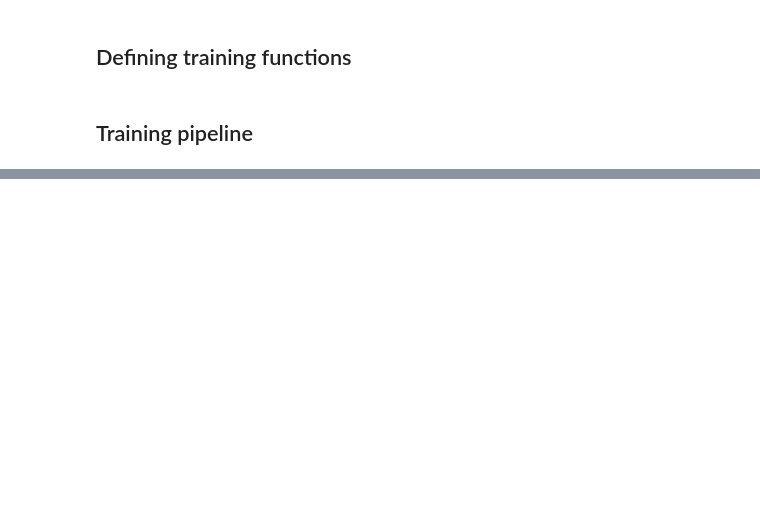
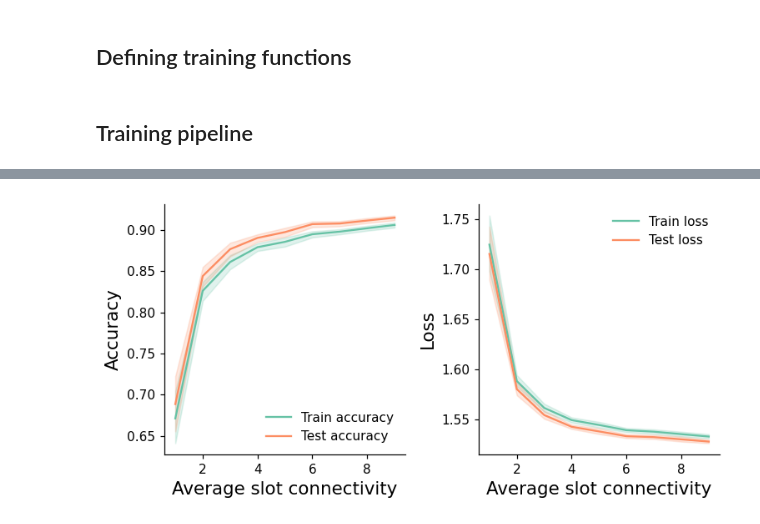
Before and after one commit to Integrated-Systems-Neuroengineering/scrramble, a Jupyter notebook: Architectures/scrramble_mnist.ipynb, the cells around one changed output, grey strips where cells are left out. Saved outputs shown, nothing was run; the diff lists cells and outputs as text; code cells hidden in the pictures; blank space fills up the shorter version.

```diff
--- a/Architectures/scrramble_mnist.ipynb
+++ b/Architectures/scrramble_mnist.ipynb
@@ -328,0 +500,28 @@ Best accuracy: 0.954927921295166
+# %%
+## plotting the results
+arch_df = pd.DataFrame(arch_dict)
+arch_df['train_accuracy'] = arch_df['train_accuracy'].astype(float)
+arch_df['test_accuracy'] = arch_df['test_accuracy'].astype(float)
+arch_df['test_loss'] = arch_df['test_loss'].astype(float)
+arch_df['train_loss'] = arch_df['train_loss'].astype(float)
+arch_df['avg_slot_connectivity'] = arch_df['avg_slot_connectivity'].astype(int)
+
+pal1 = sns.color_palette("Set2", len(arch_df['arch'].unique()))
+
+fig, ax = plt.subplots(1, 2, dpi=110, figsize=(7, 3.5))
+sns.lineplot(data=arch_df, x='avg_slot_connectivity', y='train_accuracy', err_style='band', ax=ax[0], color=pal1[0], label='Train accuracy')
+sns.lineplot(data=arch_df, x='avg_slot_connectivity', y='test_accuracy', err_style='band', ax=ax[0], color=pal1[1], label='Test accuracy')
+ax[0].set_xlabel(r"Average slot connectivity", fontsize = 14)
+ax[0].set_ylabel(r"Accuracy", fontsize = 14)
+ax[0].legend(frameon=False)
+
+sns.lineplot(data=arch_df, x='avg_slot_connectivity', y='train_loss', err_style='band', ax=ax[1], label="Train loss", color=pal1[0])
+sns.lineplot(data=arch_df, x='avg_slot_connectivity', y='test_loss', err_style='band', ax=ax[1], label="Test loss", color=pal1[1])
+ax[1].legend(frameon=False)
+ax[1].set_xlabel(r"Average slot connectivity", fontsize = 14)
+ax[1].set_ylabel(r"Loss", fontsize = 14)
+
+plt.tight_layout()
+sns.despine()
+# %% [output]
+[figure, added]
```
Also changed, not shown: parts of 10 cells of this notebook, 1 other file.
